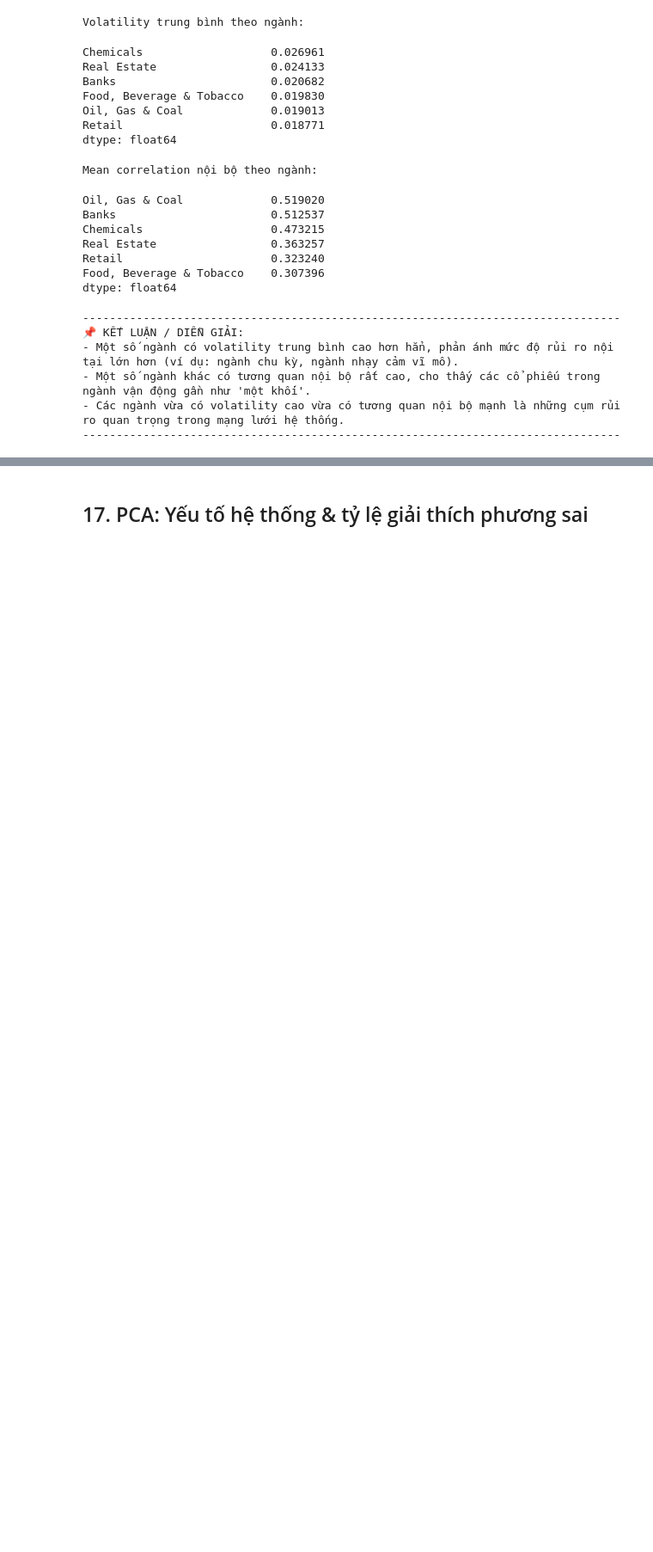
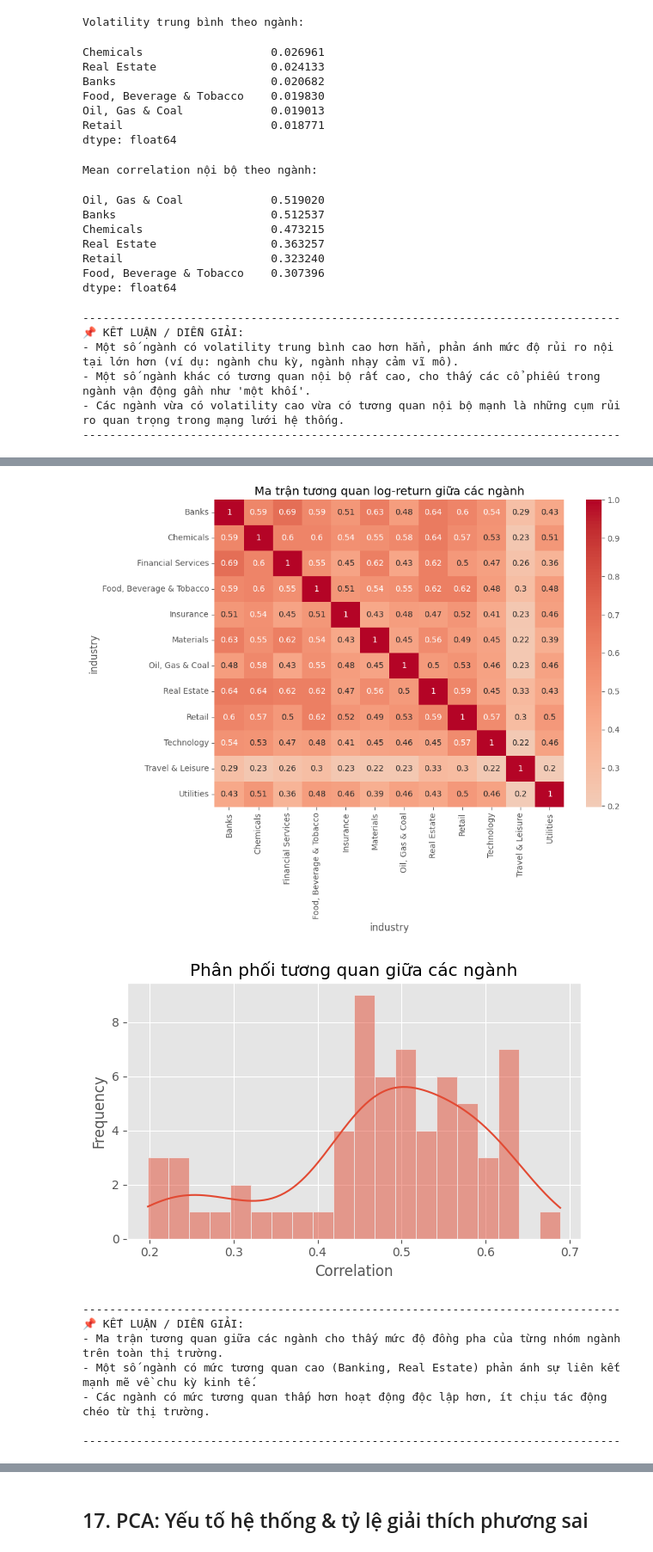
Before and after one commit to qdatether/Big_Data_Analytics, a Jupyter notebook: docs/EDA.ipynb, the cells around one changed output, grey strips where cells are left out. Shown at 86% size. Drawn from its saved outputs; the diff is of its cells as text; code cells hidden in the pictures; blank space fills up the shorter version.

```diff
--- a/docs/EDA.ipynb
+++ b/docs/EDA.ipynb
@@ -845,0 +978,41 @@ dtype: float64
+# %%
+# Tính sector return (equal-weight)
+sector_returns = log_returns[asset_cols].groupby(sector_series, axis=1).mean()
+
+# Ma trận tương quan giữa các ngành
+sector_corr_mat = sector_returns.corr()
+
+plt.figure(figsize=(10,8))
+sns.heatmap(sector_corr_mat, annot=True, cmap="coolwarm", center=0)
+plt.title("Ma trận tương quan log-return giữa các ngành")
+plt.tight_layout()
+plt.show()
+
+# Histogram của các cặp ngành
+vals = sector_corr_mat.where(
+    np.triu(np.ones(sector_corr_mat.shape), k=1).astype(bool)
+).stack()
+
+plt.figure(figsize=(6,4))
+sns.histplot(vals, bins=20, kde=True)
+plt.title("Phân phối tương quan giữa các ngành")
+plt.xlabel("Correlation")
+plt.ylabel("Frequency")
+plt.tight_layout()
+plt.show()
+
+hline(
+    "- Ma trận tương quan giữa các ngành cho thấy mức độ đồng pha của từng nhóm ngành trên toàn thị trường.\n"
+    "- Một số ngành có mức tương quan cao (Banking, Real Estate) phản ánh sự liên kết mạnh mẽ về chu kỳ kinh tế.\n"
+    "- Các ngành có mức tương quan thấp hơn hoạt động độc lập hơn, ít chịu tác động chéo từ thị trường.\n"
+)
+# %% [output]
+[figure, added]
+[figure, added]
+--------------------------------------------------------------------------------
+📌 KẾT LUẬN / DIỄN GIẢI:
+- Ma trận tương quan giữa các ngành cho thấy mức độ đồng pha của từng nhóm ngành trên toàn thị trường.
+- Một số ngành có mức tương quan cao (Banking, Real Estate) phản ánh sự liên kết mạnh mẽ về chu kỳ kinh tế.
+- Các ngành có mức tương quan thấp hơn hoạt động độc lập hơn, ít chịu tác động chéo từ thị trường.
+
+--------------------------------------------------------------------------------
```
Also changed, not shown: parts of 19 cells of this notebook.
